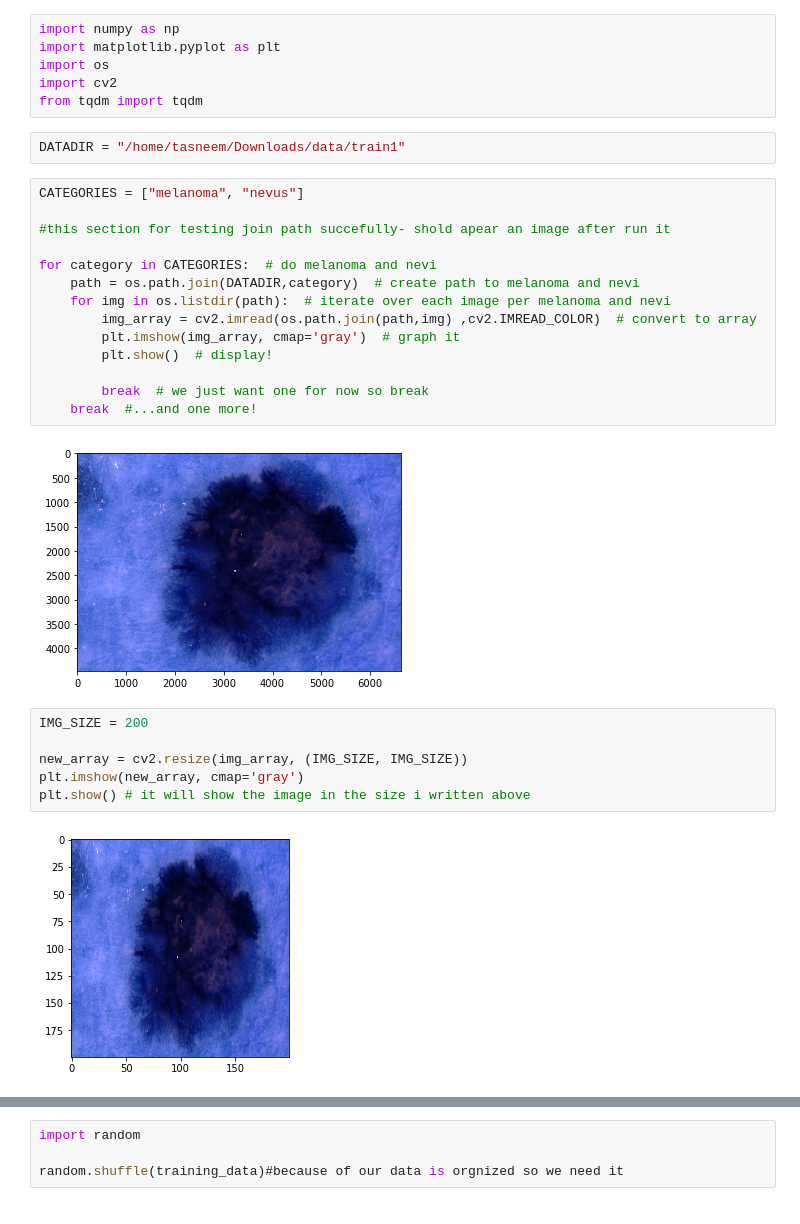
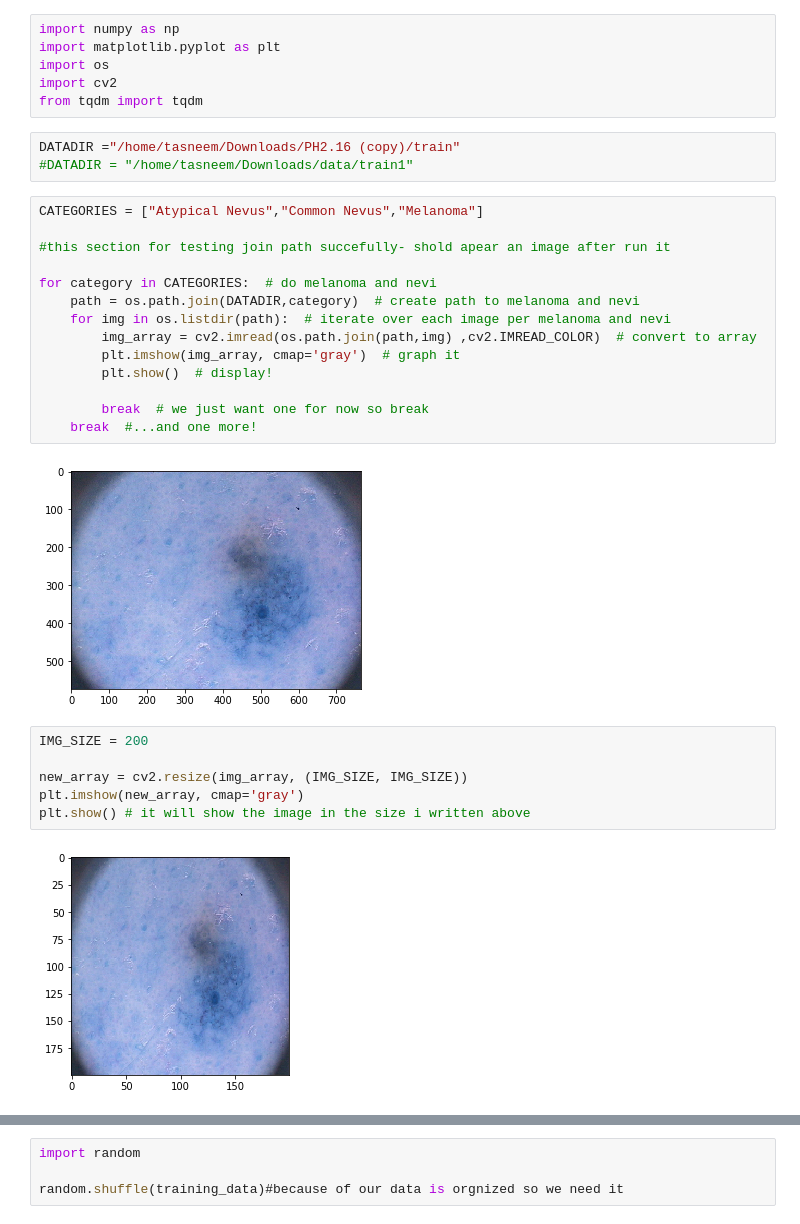
Before and after one commit to TasneemHamzah/Melanoma-Detector, a Jupyter notebook: image_preprocessing.ipynb, the cells around one changed output, grey strips where cells are left out. Drawn from its saved outputs; the diff is of its cells as text.

```diff
--- a/image_preprocessing.ipynb
+++ b/image_preprocessing.ipynb
@@ -5,23 +5,24 @@ import os
 import cv2
 from tqdm import tqdm
 # %%
-DATADIR = "/home/tasneem/Downloads/data/train1"
+DATADIR ="/home/tasneem/Downloads/PH2.16 (copy)/train"
+#DATADIR = "/home/tasneem/Downloads/data/train1"
 # %%
-CATEGORIES = ["melanoma", "nevus"]
+CATEGORIES = ["Atypical Nevus","Common Nevus","Melanoma"]
 
 #this section for testing join path succefully- shold apear an image after run it
 
 for category in CATEGORIES:  # do melanoma and nevi
     path = os.path.join(DATADIR,category)  # create path to melanoma and nevi
     for img in os.listdir(path):  # iterate over each image per melanoma and nevi
         img_array = cv2.imread(os.path.join(path,img) ,cv2.IMREAD_COLOR)  # convert to array
         plt.imshow(img_array, cmap='gray')  # graph it
         plt.show()  # display!
 
         break  # we just want one for now so break
     break  #...and one more!
 # %% [output]
-[figure, old version]
+[figure, new version]
 # %%
 IMG_SIZE = 200
 
@@ -29,7 +30,7 @@ new_array = cv2.resize(img_array, (IMG_SIZE, IMG_SIZE))
 plt.imshow(new_array, cmap='gray')
 plt.show() # it will show the image in the size i written above
 # %% [output]
-[figure, old version]
+[figure, new version]
 # %%
 
 # now i began preprocessin(make train set)
```
Also changed, not shown: parts of 3 cells of this notebook.
